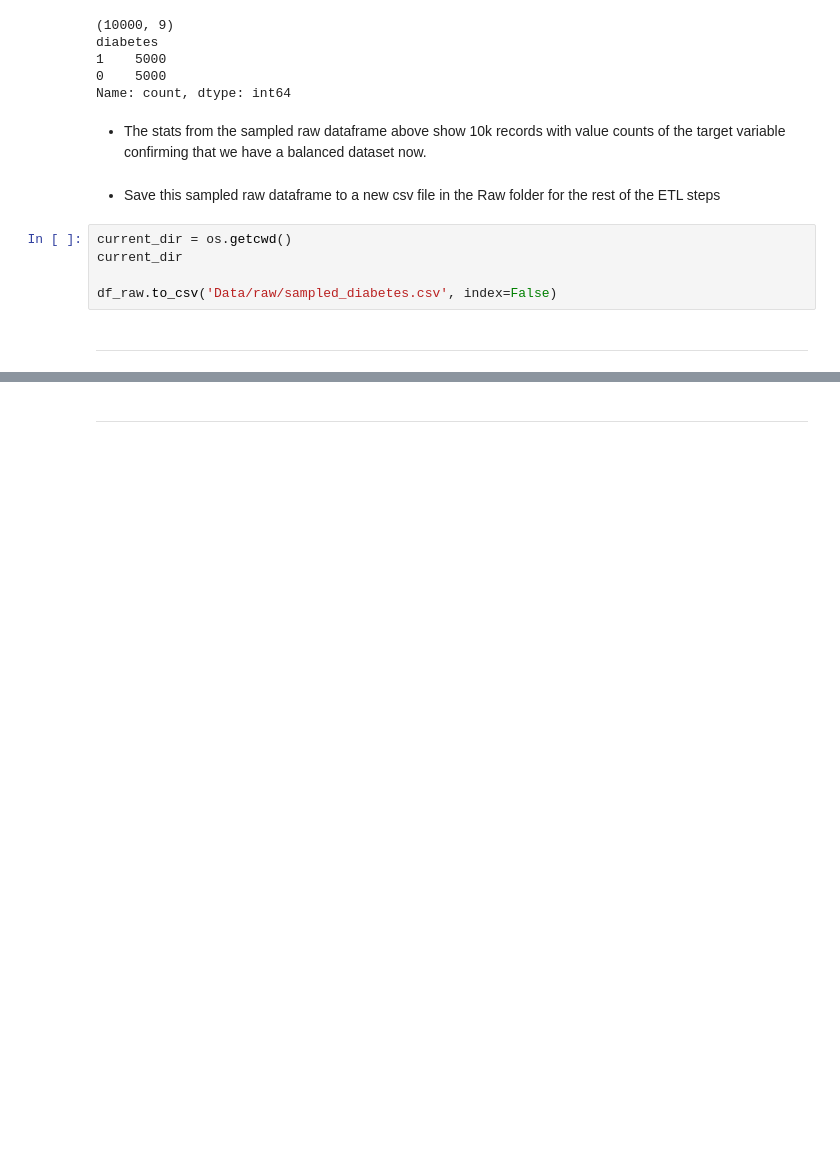
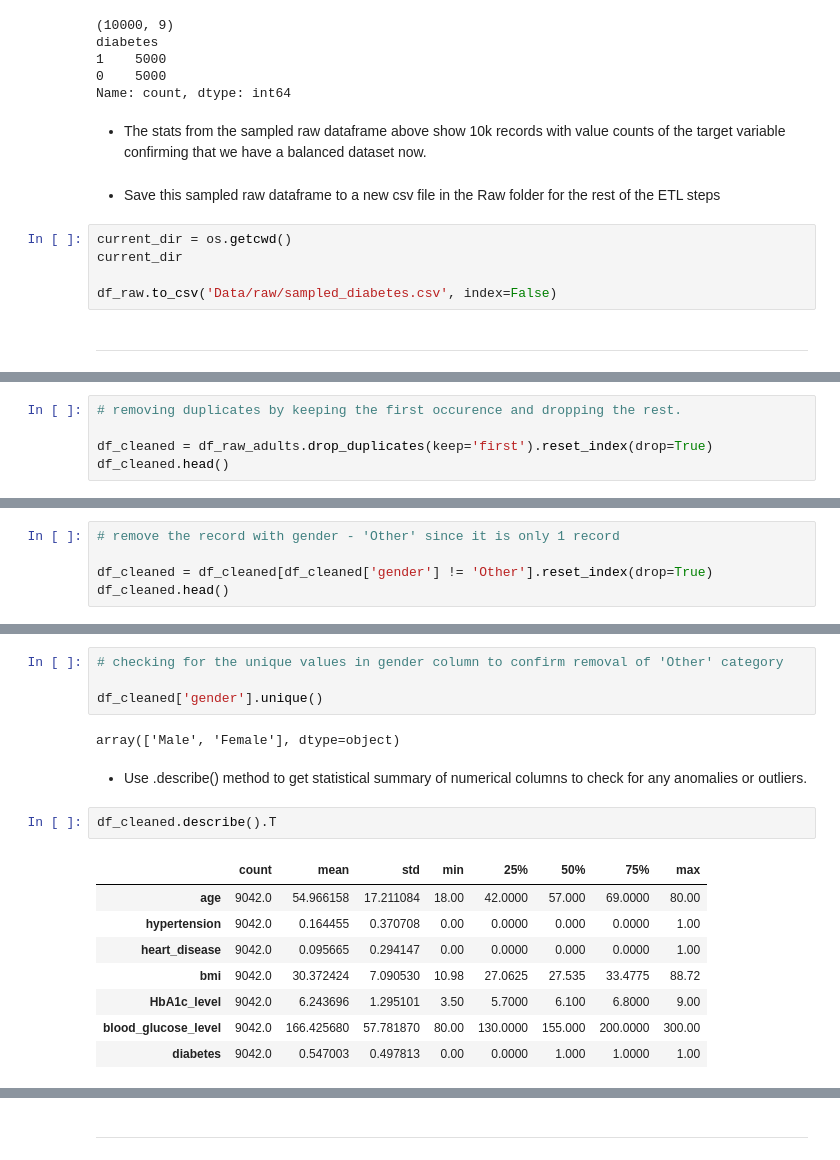
Before and after one commit to nivedhita369/Healthcare_Diabetes_Analysis, a Jupyter notebook: jupyter_notebooks/ETL.ipynb, the cells around one changed output, grey strips where cells are left out. Drawn from its saved outputs; the diff is of its cells as text; blank space fills up the shorter version.

```diff
--- a/jupyter_notebooks/ETL.ipynb
+++ b/jupyter_notebooks/ETL.ipynb
@@ -182,0 +380,5 @@ Section 2 content
+# %%
+# removing duplicates by keeping the first occurence and dropping the rest.
+
+df_cleaned = df_raw_adults.drop_duplicates(keep='first').reset_index(drop=True)
+df_cleaned.head()
@@ -182,0 +429,5 @@ Section 2 content
+# %%
+# remove the record with gender - 'Other' since it is only 1 record
+
+df_cleaned = df_cleaned[df_cleaned['gender'] != 'Other'].reset_index(drop=True)
+df_cleaned.head()
@@ -182,0 +441,19 @@ Section 2 content
+# %%
+# checking for the unique values in gender column to confirm removal of 'Other' category
+
+df_cleaned['gender'].unique()
+# %% [output]
+array(['Male', 'Female'], dtype=object)
+# %% [markdown]
+* Use .describe() method to get statistical summary of numerical columns to check for any anomalies or outliers.
+# %%
+df_cleaned.describe().T
+# %% [output]
+|  | count | mean | std | min | 25% | 50% | 75% | max |
+| age | 9042.0 | 54.966158 | 17.211084 | 18.00 | 42.0000 | 57.000 | 69.0000 | 80.00 |
+| hypertension | 9042.0 | 0.164455 | 0.370708 | 0.00 | 0.0000 | 0.000 | 0.0000 | 1.00 |
+| heart_disease | 9042.0 | 0.095665 | 0.294147 | 0.00 | 0.0000 | 0.000 | 0.0000 | 1.00 |
+| bmi | 9042.0 | 30.372424 | 7.090530 | 10.98 | 27.0625 | 27.535 | 33.4775 | 88.72 |
+| HbA1c_level | 9042.0 | 6.243696 | 1.295101 | 3.50 | 5.7000 | 6.100 | 6.8000 | 9.00 |
+| blood_glucose_level | 9042.0 | 166.425680 | 57.781870 | 80.00 | 130.0000 | 155.000 | 200.0000 | 300.00 |
+| diabetes | 9042.0 | 0.547003 | 0.497813 | 0.00 | 0.0000 | 1.000 | 1.0000 | 1.00 |
```
Also changed, not shown: parts of 51 cells of this notebook, 1 other file.
